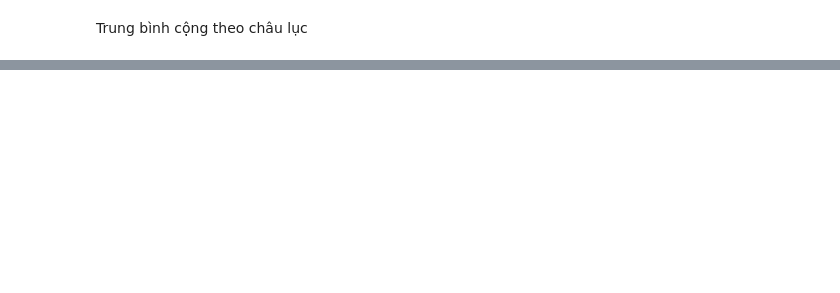
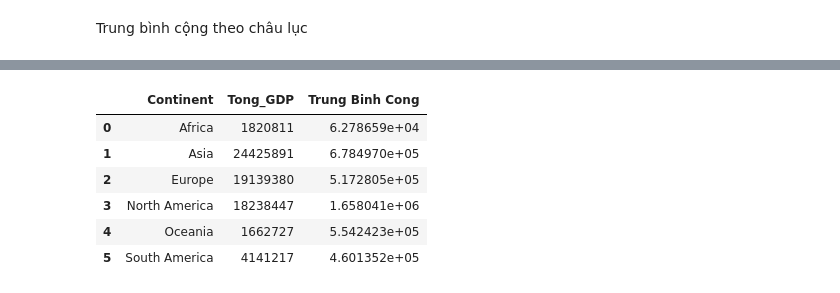
Before and after one commit to hainmit09/DataAnalysis, a Jupyter notebook: Pandas_2_Bài_tập_1.ipynb, the cells around one changed output, grey strips where cells are left out. Cells and saved outputs as stored; diff of their text form; code cells hidden in the pictures; blank space fills up the shorter version.

```diff
--- a/Pandas_2_Bài_tập_1.ipynb
+++ b/Pandas_2_Bài_tập_1.ipynb
@@ -50,4 +107,4 @@ plt.hist(x=df['GDP (millions of US$)'], bins=80)
 # %% [markdown]
 Tổng GDP theo châu lục
 # %%
-df.groupby('Continent')['GDP (millions of US$)'].sum()
+tong_gdp = df.groupby('Continent')['GDP (millions of US$)'].sum()
@@ -76,4 +111,4 @@ Name: GDP (millions of US$), dtype: int64
 # %% [markdown]
 Trung bình cộng theo châu lục
 # %%
-df.groupby('Continent')['GDP (millions of US$)'].mean()
+trung_binh_cong = df.groupby('Continent')['GDP (millions of US$)'].mean()
@@ -88,0 +151,4 @@ Name: GDP (millions of US$), dtype: float64
+# %%
+df_sum = pd.DataFrame()
+df_sum['Continent']= pd.Series(tong_gdp.index)
+df_sum['Tong_GDP'] = pd.Series(tong_gdp.values)
@@ -88,0 +165,5 @@ Name: GDP (millions of US$), dtype: float64
+# %%
+df_mean = pd.DataFrame()
+df_mean['Continent'] = pd.Series(trung_binh_cong.index)
+df_mean['Trung Binh Cong'] = pd.Series(trung_binh_cong.values)
+df_mean
@@ -88,0 +178,11 @@ Name: GDP (millions of US$), dtype: float64
+# %%
+df_rs = pd.merge(right=df_mean, left=df_sum, on='Continent')
+df_rs
+# %% [output]
+|  | Continent | Tong_GDP | Trung Binh Cong |
+| 0 | Africa | 1820811 | 6.278659e+04 |
+| 1 | Asia | 24425891 | 6.784970e+05 |
+| 2 | Europe | 19139380 | 5.172805e+05 |
+| 3 | North America | 18238447 | 1.658041e+06 |
+| 4 | Oceania | 1662727 | 5.542423e+05 |
+| 5 | South America | 4141217 | 4.601352e+05 |
```
Also changed, not shown: parts of 39 cells of this notebook.
